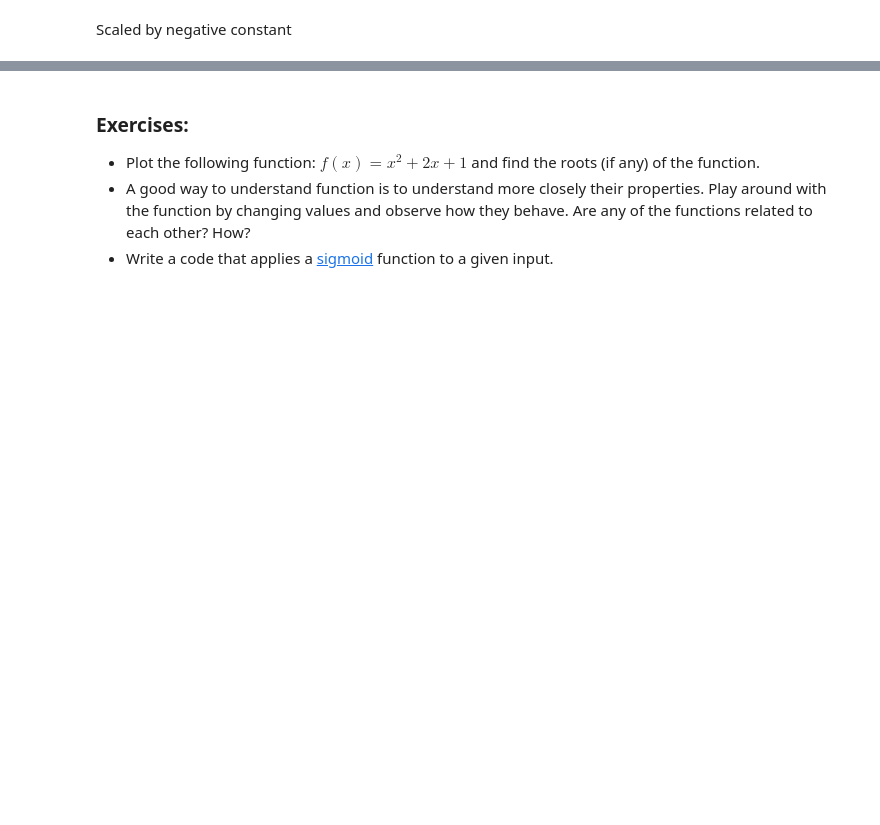
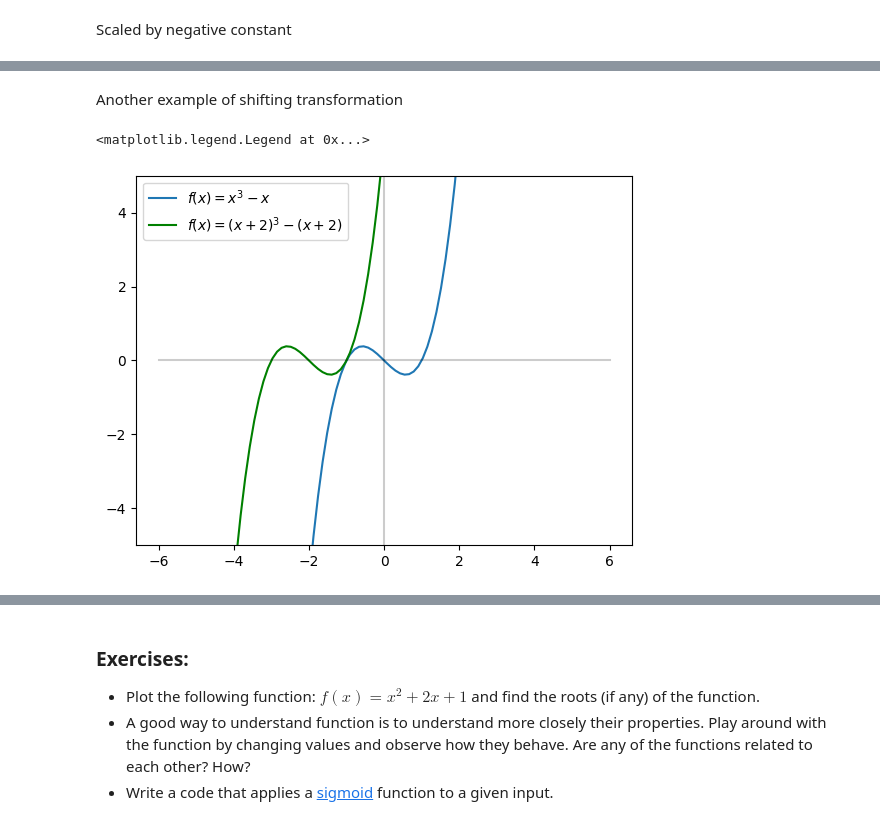
Before and after one commit to dair-ai/ML-Notebooks, a Jupyter notebook: notebooks/maths/algebra.ipynb, the cells around one changed output, grey strips where cells are left out. Cells and saved outputs as stored; diff of their text form; code cells hidden in the pictures; blank space fills up the shorter version.

```diff
--- a/notebooks/maths/algebra.ipynb
+++ b/notebooks/maths/algebra.ipynb
@@ -276,0 +298,17 @@ plt.plot(x*0, x, 'k', alpha=0.2)
+# %% [markdown]
+Another example of shifting transformation
+# %%
+x = np.linspace(-6, 6, 100)
+plt.plot(x, x**3 - x, label='$f(x)=x^3-x$')
+
+# horizontal shift
+plt.plot(x, (x+2)**3 - (x+2), 'g', label='$f(x)=(x+2)^3-(x+2)$')
+
+plt.plot(x, x*0, 'k', alpha=0.2)
+plt.plot(x*0, x, 'k', alpha=0.2)
+
+plt.ylim(-5, 5)
+plt.legend()
+# %% [output]
+<matplotlib.legend.Legend at 0x...>
+[figure, added]
```
Also changed, not shown: parts of 6 cells of this notebook, 1 other file.
